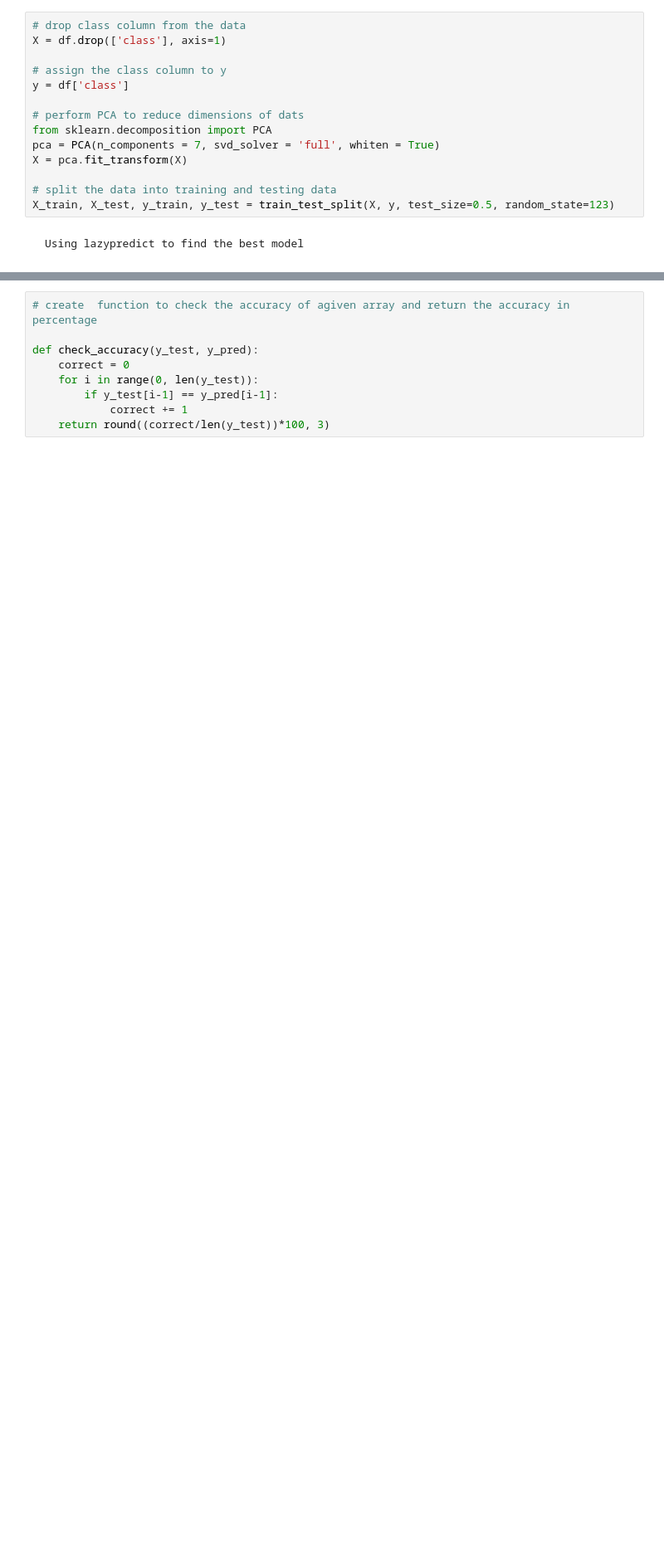
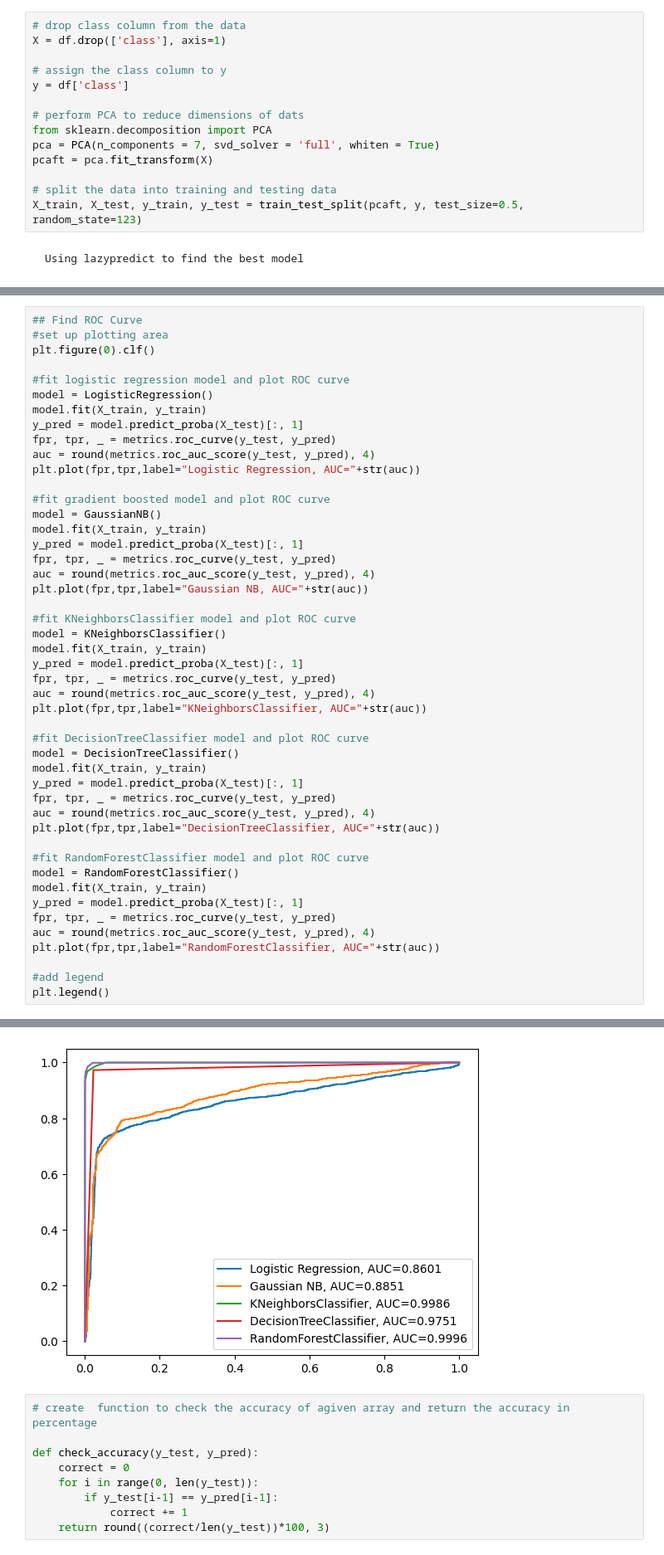
Before and after one commit to Panchajanya1999/Programmings, a Jupyter notebook: projects/mushroom-classification/mushroom.ipynb, the cells around one changed output, grey strips where cells are left out. Shown at 83% size. Cells and saved outputs as stored; diff of their text form; blank space fills up the shorter version.

```diff
--- a/projects/mushroom-classification/mushroom.ipynb
+++ b/projects/mushroom-classification/mushroom.ipynb
@@ -274,10 +289,10 @@ y = df['class']
 # perform PCA to reduce dimensions of dats
 from sklearn.decomposition import PCA
 pca = PCA(n_components = 7, svd_solver = 'full', whiten = True)
-X = pca.fit_transform(X)
+pcaft = pca.fit_transform(X)
 
 # split the data into training and testing data
-X_train, X_test, y_train, y_test = train_test_split(X, y, test_size=0.5, random_state=123)
+X_train, X_test, y_train, y_test = train_test_split(pcaft, y, test_size=0.5, random_state=123)
 # %% [markdown]
     Using lazypredict to find the best model
 # %%
@@ -342,0 +335,48 @@ QuantileRegressor                           -0.94      -0.93  0.69     1116.81
+# %%
+## Find ROC Curve
+#set up plotting area
+plt.figure(0).clf()
+
+#fit logistic regression model and plot ROC curve
+model = LogisticRegression()
+model.fit(X_train, y_train)
+y_pred = model.predict_proba(X_test)[:, 1]
+fpr, tpr, _ = metrics.roc_curve(y_test, y_pred)
+auc = round(metrics.roc_auc_score(y_test, y_pred), 4)
+plt.plot(fpr,tpr,label="Logistic Regression, AUC="+str(auc))
+
+#fit gradient boosted model and plot ROC curve
+model = GaussianNB()
+model.fit(X_train, y_train)
+y_pred = model.predict_proba(X_test)[:, 1]
+fpr, tpr, _ = metrics.roc_curve(y_test, y_pred)
+auc = round(metrics.roc_auc_score(y_test, y_pred), 4)
+plt.plot(fpr,tpr,label="Gaussian NB, AUC="+str(auc))
+
+#fit KNeighborsClassifier model and plot ROC curve
+model = KNeighborsClassifier()
+model.fit(X_train, y_train)
+y_pred = model.predict_proba(X_test)[:, 1]
+fpr, tpr, _ = metrics.roc_curve(y_test, y_pred)
+auc = round(metrics.roc_auc_score(y_test, y_pred), 4)
+plt.plot(fpr,tpr,label="KNeighborsClassifier, AUC="+str(auc))
+
+#fit DecisionTreeClassifier model and plot ROC curve
+model = DecisionTreeClassifier()
+model.fit(X_train, y_train)
+y_pred = model.predict_proba(X_test)[:, 1]
+fpr, tpr, _ = metrics.roc_curve(y_test, y_pred)
+auc = round(metrics.roc_auc_score(y_test, y_pred), 4)
+plt.plot(fpr,tpr,label="DecisionTreeClassifier, AUC="+str(auc))
+
+#fit RandomForestClassifier model and plot ROC curve
+model = RandomForestClassifier()
+model.fit(X_train, y_train)
+y_pred = model.predict_proba(X_test)[:, 1]
+fpr, tpr, _ = metrics.roc_curve(y_test, y_pred)
+auc = round(metrics.roc_auc_score(y_test, y_pred), 4)
+plt.plot(fpr,tpr,label="RandomForestClassifier, AUC="+str(auc))
+
+#add legend
+plt.legend()
+# %% [output]
@@ -343,3 +384,4 @@ QuantileRegressor                           -0.94      -0.93  0.69     1116.81
+[figure, added]
 # %%
 # create  function to check the accuracy of agiven array and return the accuracy in percentage
 
```
Also changed, not shown: parts of 23 cells of this notebook, 1 other file.
